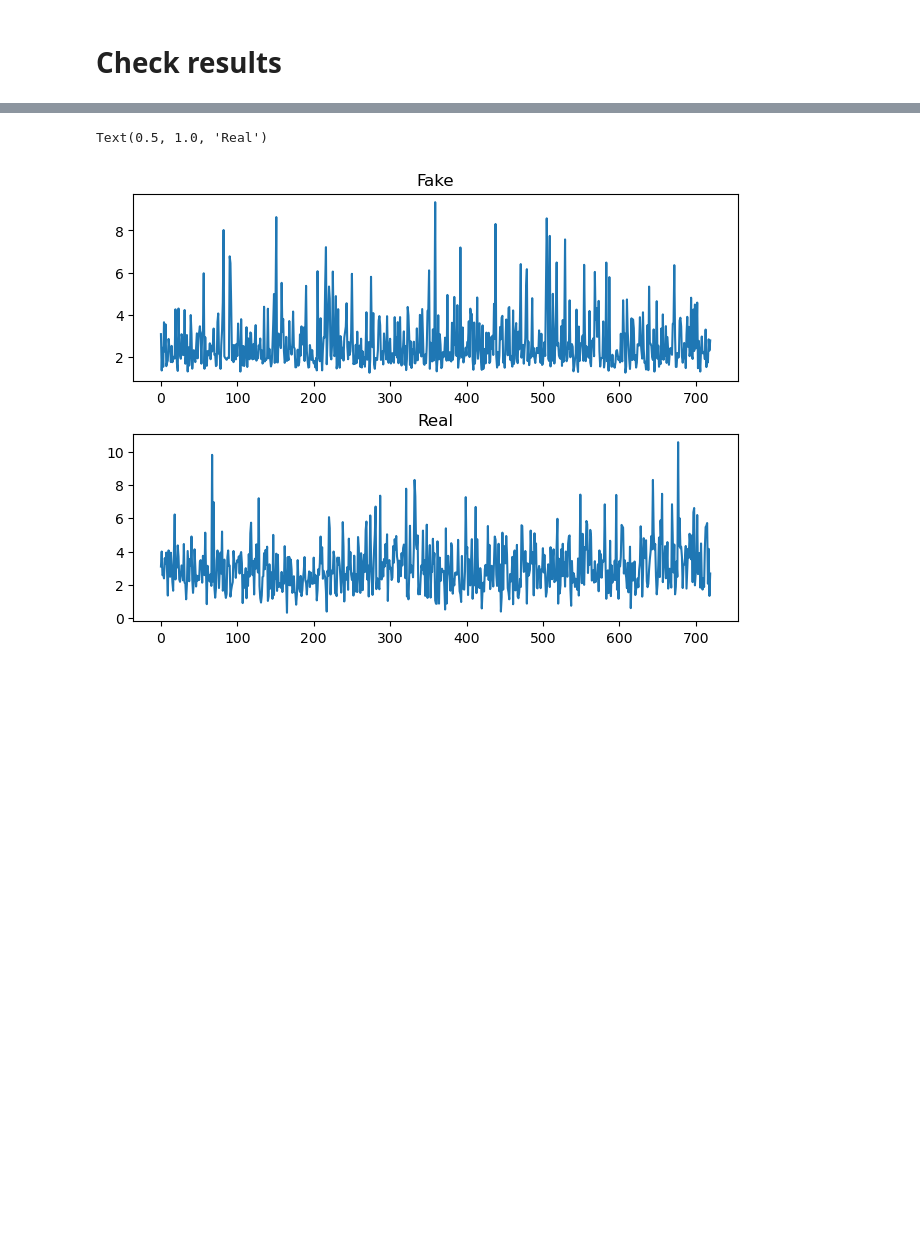
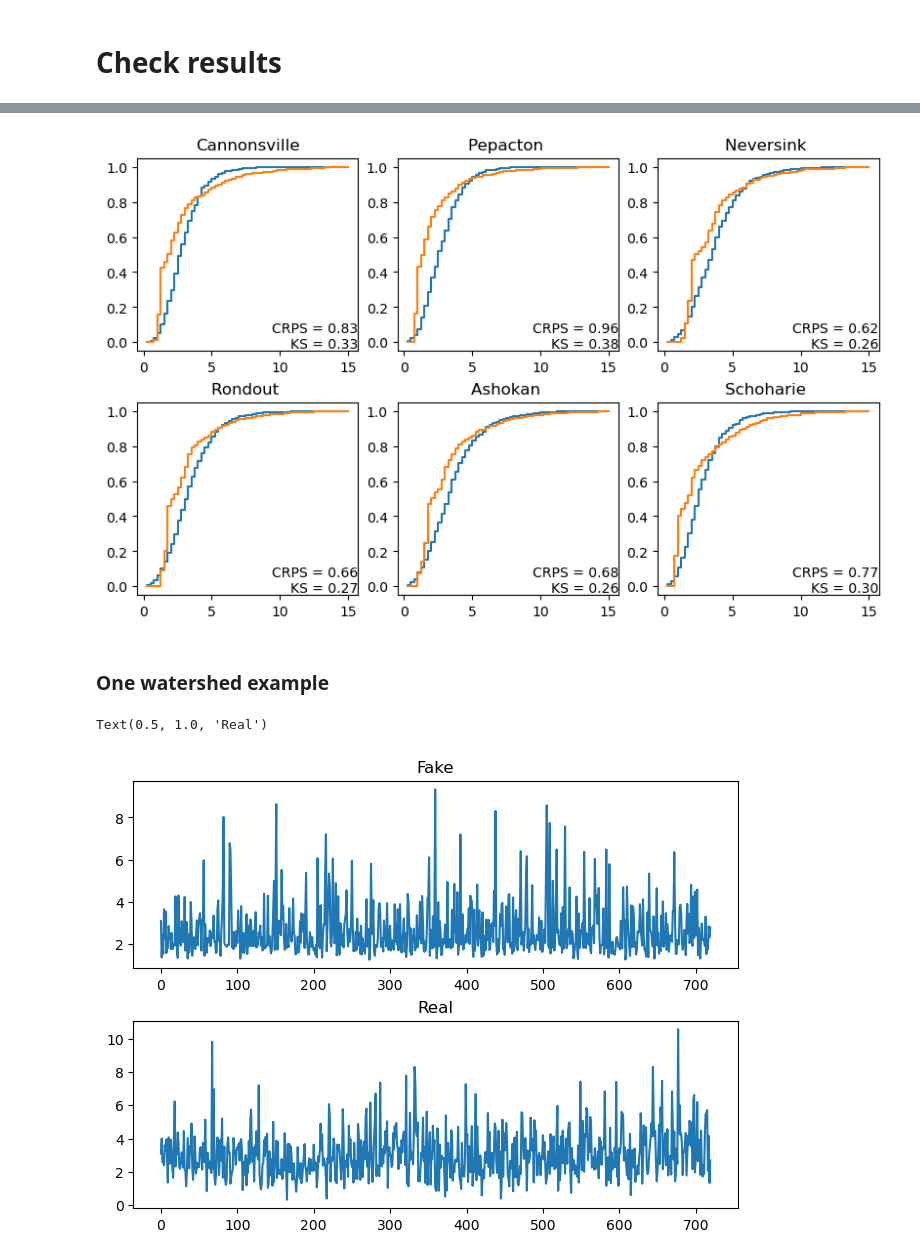
Before and after one commit to kinyatoride/PSL_GAN, a Jupyter notebook: hackathon_gan.ipynb, the cells around one changed output, grey strips where cells are left out. Saved outputs shown, nothing was run; the diff lists cells and outputs as text; code cells hidden in the pictures; blank space fills up the shorter version.

Commit message:
add cdf plots

```diff
--- a/hackathon_gan.ipynb
+++ b/hackathon_gan.ipynb
@@ -345,3 +339,17 @@ sns.boxplot(data=all_df, x="station", y="data", hue="type")
+# %%
+fig, axs = plt.subplots(2, 3, figsize=(8, 5), layout='constrained')
+
+for i, ax in enumerate(axs.flat):
+    ax.step(bins[1:], real_ecdf[:, i])
+    ax.step(bins[1:], fake_ecdf[:, i])
+    ax.set_title(df.columns[i])
+    ax.text(1, 0, f'CRPS = {crps[i]:.2f}\nKS = {ks[i]:.2f}',
+            ha='right', va='bottom',
+            transform=ax.transAxes)
+# %% [output]
+[figure, added]
+# %% [markdown]
+### One watershed example
 # %%
 fig, axs = plt.subplots(2, layout='constrained')
 axs[0].plot(fake[:, 0])
```
Also changed, not shown: parts of 9 cells of this notebook.
